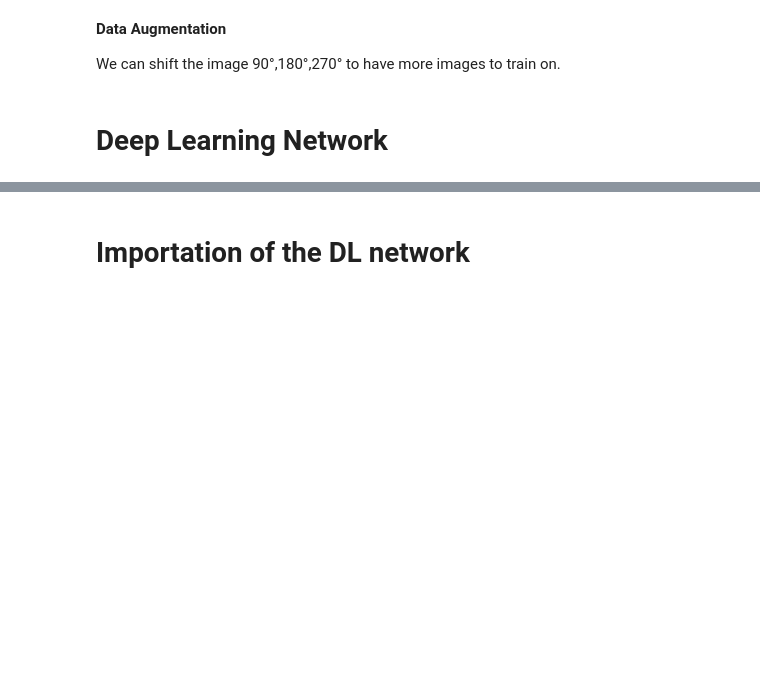
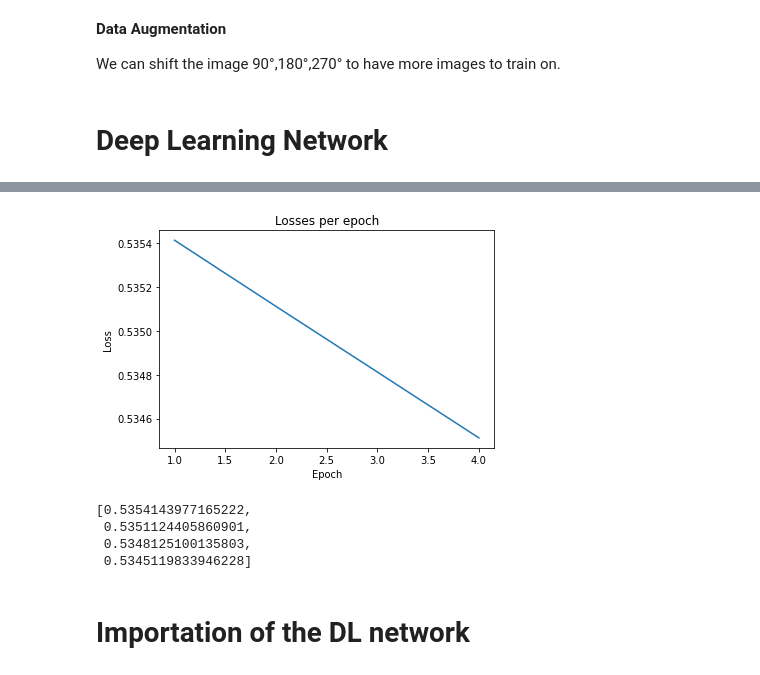
Before and after one commit to MichelQu/Otovo_Deep_Learning, a Jupyter notebook: DeepLearningProject.ipynb, the cells around one changed output, grey strips where cells are left out. Drawn from its saved outputs; the diff is of its cells as text; code cells hidden in the pictures; blank space fills up the shorter version.

```diff
--- a/DeepLearningProject.ipynb
+++ b/DeepLearningProject.ipynb
@@ -182,19 +195,22 @@ We can shift the image 90°,180°,270° to have more images to train on.
 # %% [markdown]
 # Deep Learning Network
 # %%
-# Load the data from a pickle file
-with open('./pickles/data.X_train', 'rb') as f:
-     X_train = pickle.load(f)
-with open('./pickles/data.Y_train', 'rb') as f:
-     Y_train = pickle.load(f)
-with open('./pickles/data.X_validation', 'rb') as f:
-     X_validation = pickle.load(f)
-with open('./pickles/data.Y_validation', 'rb') as f:
-     Y_validation = pickle.load(f)
-with open('./pickles/data.X_test', 'rb') as f:
-     X_test = pickle.load(f)
-with open('./pickles/data.Y_test', 'rb') as f:
-     Y_test = pickle.load(f)
+pickled = False
+
+if pickled :
+    # Load the data from a pickle file
+    with open('./pickles/data.X_train', 'rb') as f:
+         X_train = pickle.load(f)
+    with open('./pickles/data.Y_train', 'rb') as f:
+         Y_train = pickle.load(f)
+    with open('./pickles/data.X_validation', 'rb') as f:
+         X_validation = pickle.load(f)
+    with open('./pickles/data.Y_validation', 'rb') as f:
+         Y_validation = pickle.load(f)
+    with open('./pickles/data.X_test', 'rb') as f:
+         X_test = pickle.load(f)
+    with open('./pickles/data.Y_test', 'rb') as f:
+         Y_test = pickle.load(f)
 # %%
 print(f'X_train : {X_train.shape} - [Batchsize,Channel,Height,Width]')
 print(f'Y_train : {Y_train.shape} - [Batchsize,Height,Width]')
@@ -566,3 +546,23 @@ Model n°1
+# %%
+# Plotting stuff
+name = f'./pickles/cnn_model_{j}'
+with open(name, 'wb') as f:
+    pickle.dump(net, f)
+plt.plot(range(1,len(batches_index_train)*n_epoch+1),[float(x) for x in losses_values_per_batches])
+plt.xlabel('Epoch')
+plt.ylabel('Loss')
+plt.title('Losses per epoch')
+plt.savefig(f'./pickles/graph_loss_per_batch_{j}.png')
+# %% [output]
+[figure, added]
+# %%
+losses = [float(x) for x in losses_values_per_batches]
+losses
+# %% [output]
+[0.5354143977165222,
+ 0.5351124405860901,
+ 0.5348125100135803,
+ 0.5345119833946228]
 # %% [markdown]
 # Importation of the DL network
 # %%
```
Also changed, not shown: parts of 17 cells of this notebook, 1 other file.
